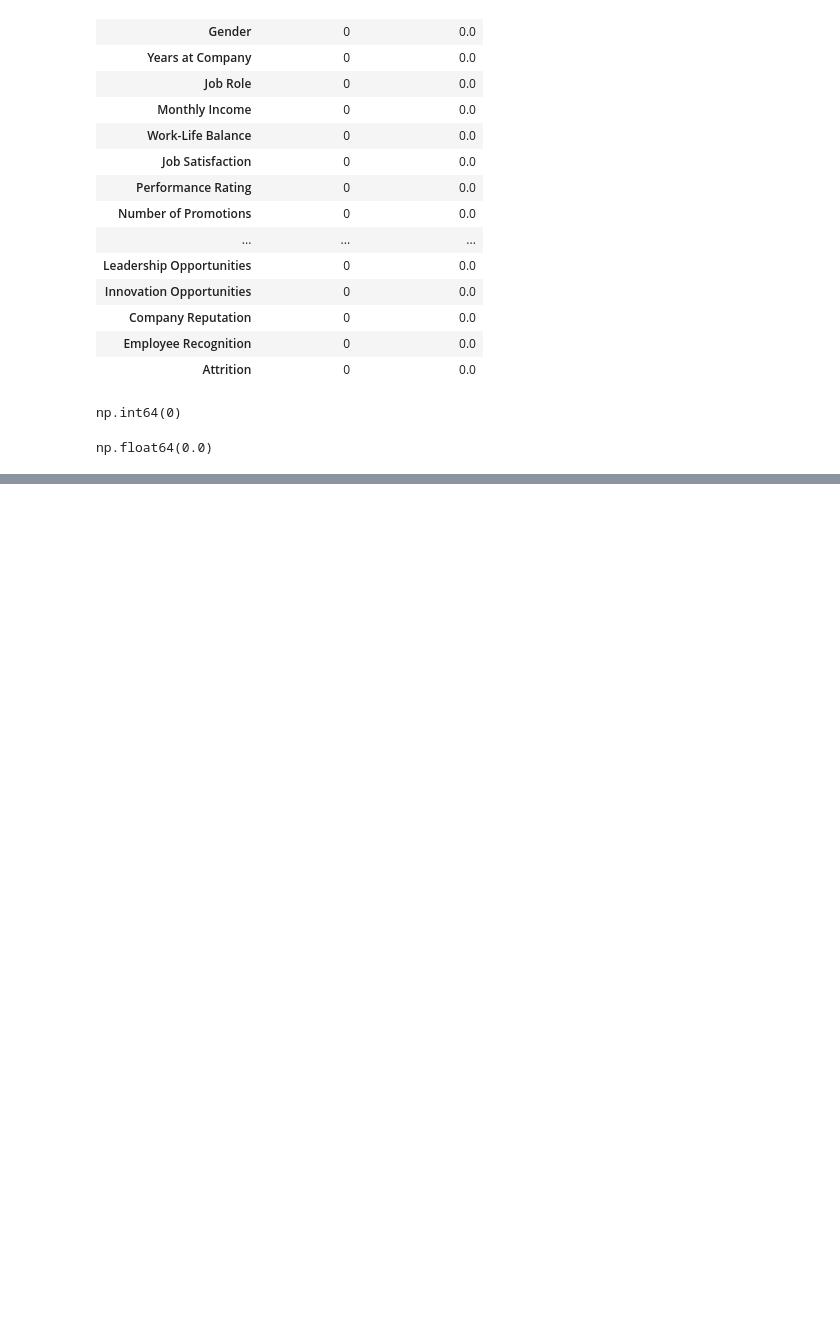
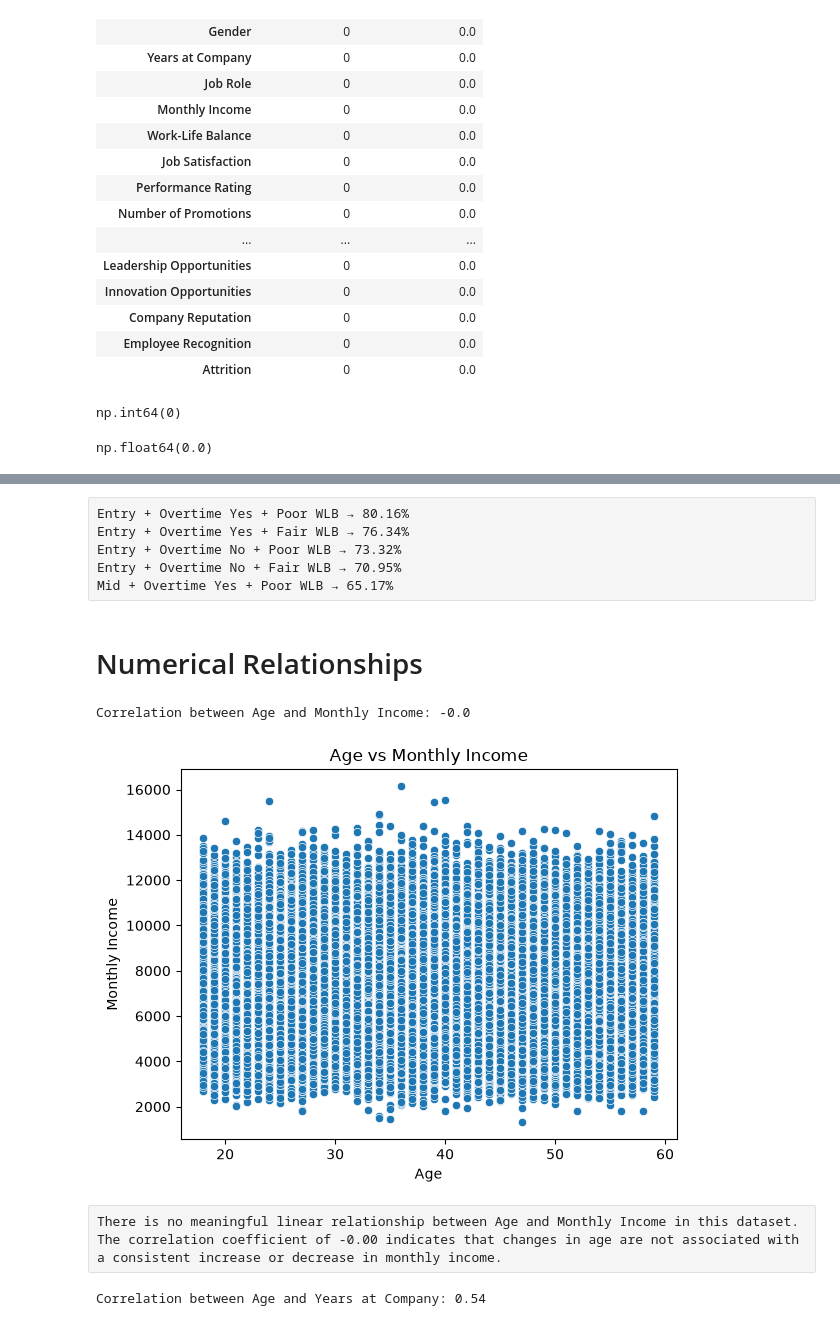
Before and after one commit to abhiraj12345678/Employee-Attrition-EDA, a Jupyter notebook: EDA/Employee Attrition project.ipynb, the cells around one changed output, grey strips where cells are left out. Saved outputs shown, nothing was run; the diff lists cells and outputs as text; code cells hidden in the pictures; blank space fills up the shorter version.

```diff
--- a/EDA/Employee Attrition project.ipynb
+++ b/EDA/Employee Attrition project.ipynb
@@ -228,2 +531,0 @@ np.int64(0)
-# %%
-df=df.drop('Employee ID',axis=1)
@@ -1487,0 +913,9 @@ Overall, the dataset contains both relatively balanced variables and highly imba
+# %%
+bins = [18, 25, 35, 45, 55, 65]
+labels = ['18-25', '26-35', '36-45', '46-55', '56-65']
+
+df['Age Group'] = pd.cut(
+    df['Age'],
+    bins=bins,
+    labels=labels
+)
@@ -1487,0 +1123,9 @@ Overall, the dataset contains both relatively balanced variables and highly imba
+# %%
+bins = [0, 5, 10, 15, 20, 50]
+labels = ['0-5', '6-10', '11-15', '16-20', '21+']
+
+df['Years at Company Group'] = pd.cut(
+    df['Years at Company'],
+    bins=bins,
+    labels=labels
+)
@@ -1487,0 +1163,9 @@ Overall, the dataset contains both relatively balanced variables and highly imba
+# %%
+bins = [0, 25, 50, 75, 100, 150]
+labels = ['0-25', '26-50', '51-75', '76-100', '101+']
+
+df['Company Tenure Group'] = pd.cut(
+    df['Company Tenure'],
+    bins=bins,
+    labels=labels
+)
@@ -1487,0 +1817,42 @@ Overall, the dataset contains both relatively balanced variables and highly imba
+# %% [raw]
+Entry + Overtime Yes + Poor WLB → 80.16%
+Entry + Overtime Yes + Fair WLB → 76.34%
+Entry + Overtime No + Poor WLB → 73.32%
+Entry + Overtime No + Fair WLB → 70.95%
+Mid + Overtime Yes + Poor WLB → 65.17%
+# %% [markdown]
+# Numerical Relationships
+# %%
+# What is the relationship between Age and Monthly Income?
+
+correlation = df['Age'].corr(df['Monthly Income'])
+
+print("Correlation between Age and Monthly Income:", round(correlation, 2))
+# %% [output]
+Correlation between Age and Monthly Income: -0.0
+# %%
+import matplotlib.pyplot as plt
+import seaborn as sns
+
+sns.scatterplot(
+    data=df,
+    x='Age',
+    y='Monthly Income'
+)
+
+plt.title('Age vs Monthly Income')
+plt.xlabel('Age')
+plt.ylabel('Monthly Income')
+plt.show()
+# %% [output]
+[figure, added]
+# %% [raw]
+There is no meaningful linear relationship between Age and Monthly Income in this dataset. The correlation coefficient of -0.00 indicates that changes in age are not associated with a consistent increase or decrease in monthly income.
+# %%
+# What is the relationship between Age and Years at Company?
+
+correlation = df['Age'].corr(df['Years at Company'])
+
+print("Correlation between Age and Years at Company:", round(correlation, 2))
+# %% [output]
+Correlation between Age and Years at Company: 0.54
```
Also changed, not shown: parts of 323 cells of this notebook.
